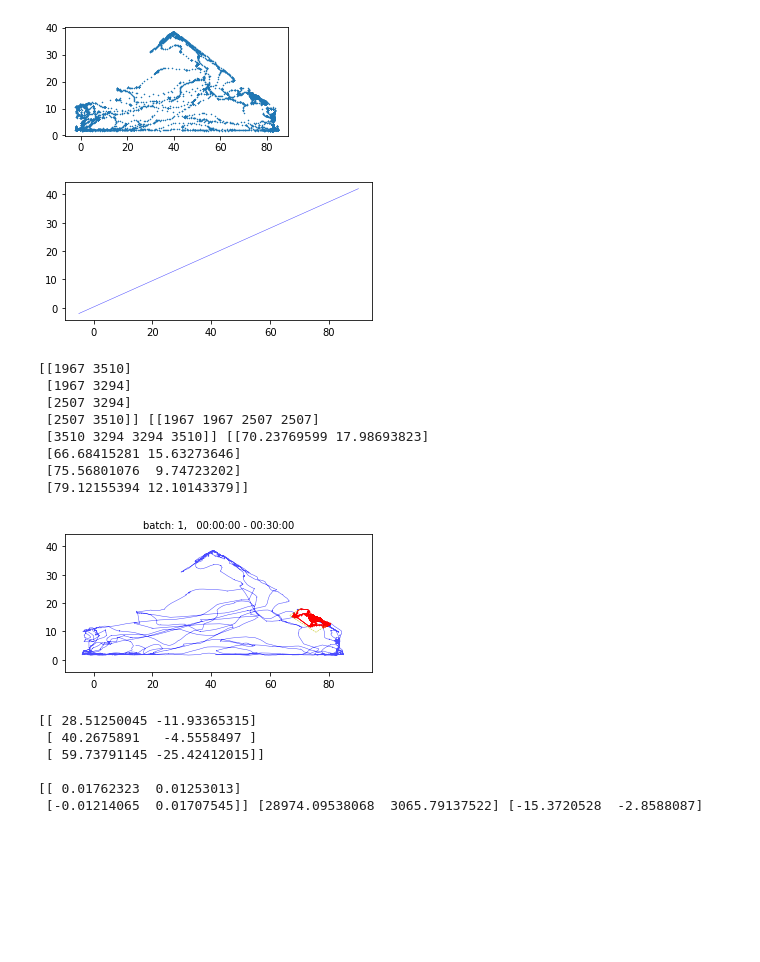
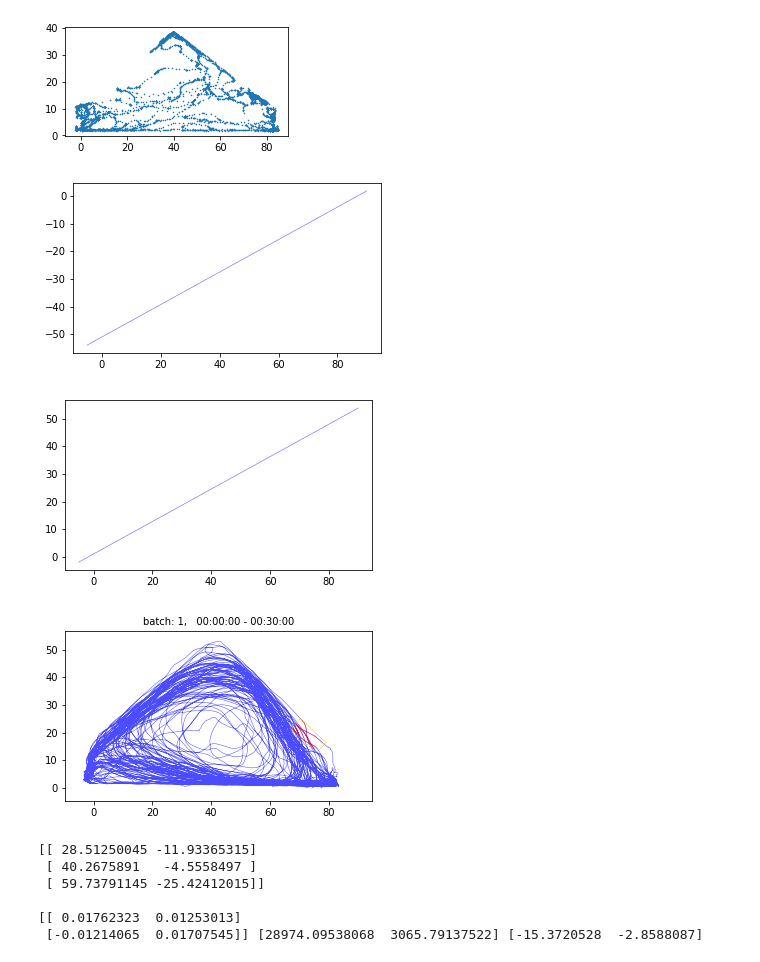
Before and after one commit to UlrikeScherer/Fish-Tracking-Visualization, a Jupyter notebook: Metrics.ipynb, the cells around one changed output. Saved outputs shown, nothing was run; the diff lists cells and outputs as text; code cells hidden in the pictures; blank space fills up the shorter version.

```diff
--- a/Metrics.ipynb
+++ b/Metrics.ipynb
@@ -8,6 +8,7 @@ from src.metrics import *
 from src.visualisation import *
 from src.activity_plotting import *
 from src.global_calculations import *
+from src.feeding import *
 import numpy as np
 import matplotlib.pyplot as plt
 import time
@@ -15,11 +16,12 @@ import math
 %load_ext autoreload
 %autoreload 2
 %load_ext line_profiler
+is_feeding=True
 # %%
-cameras = get_camera_names()
-days = get_days_in_order()
+cameras = get_camera_names(is_feeding=is_feeding)
+days = get_days_in_order(is_feeding=is_feeding)
 camera, day = cameras[0], days[0]
 print(camera, day)
-batches = csv_of_the_day(camera, day, drop_out_of_scope=True)
+batches = csv_of_the_day(camera, day, drop_out_of_scope=True, is_feeding=is_feeding)
 BLOCK, DIR_CSV_LOCAL
 # %% [output]
@@ -29,11 +31,12 @@ BLOCK, DIR_CSV_LOCAL
 # %%
-fish_id = 1
+fish_id = 11
 camera, pos = fish2camera[fish_id]
-print(pos)
+print(pos, camera)
 is_back = pos==BACK
-day = days[2]
-bdf = csv_of_the_day(camera, day, is_back=is_back)
-bdf_f = csv_of_the_day(camera, day, is_back=not is_back)
-batch = bdf[1]
-batch_f = bdf_f[1]
+day_idx = 1
+day = days[day_idx]
+bdf = csv_of_the_day(camera, day, is_back=is_back,is_feeding=is_feeding)
+bdf_f = csv_of_the_day(camera, day, is_back=not is_back, is_feeding=is_feeding)
+batch = bdf[day_idx]
+batch_f = bdf_f[day_idx]
 # %% [output]
@@ -127,22 +129,15 @@ plt.plot(batch.x, batch.y, "*")
 [<matplotlib.lines.Line2D at 0x...>]
 [figure]
 # %%
-from src.visualisation import subplot_trajectory, set_figure
-from src.feeding import subplot_feeding, feeding_data
-fig = set_figure(is_back=is_back, marker_char="")
-fig = subplot_feeding(fig, batch, fish_id, day, "./feeding", "feeding", is_back=is_back)
+from src.visualisation import Trajectory
+from src.feeding import FeedingTrajectory
+FT = FeedingTrajectory()
+fig = FT.subplot_function(batch, day, "./feeding", "feeding",fish_id, is_back=is_back)
 fig
 # %% [output]
-[figure, old version]
+[figure, new version]
-[[1967 3510]
- [1967 3294]
- [2507 3294]
- [2507 3510]] [[1967 1967 2507 2507]
- [3510 3294 3294 3510]] [[70.23769599 17.98693823]
- [66.68415281 15.63273646]
- [75.56801076  9.74723202]
- [79.12155394 12.10143379]]
-[figure, old version]
+[figure, new version]
+[figure, added]
 # %%
 def find_rot_tras(px, cm):
     """
```
Also changed, not shown: parts of 13 cells of this notebook, 5 other files.
